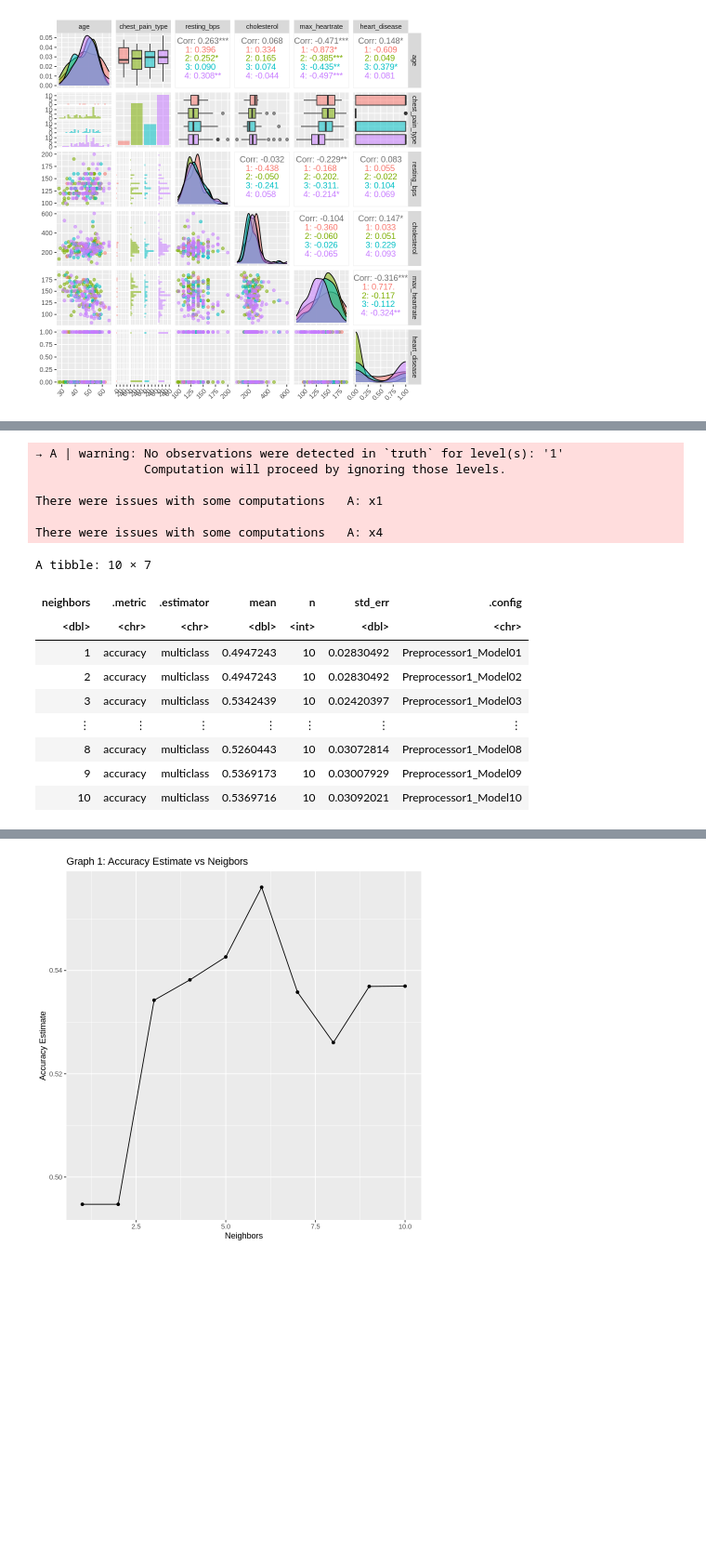
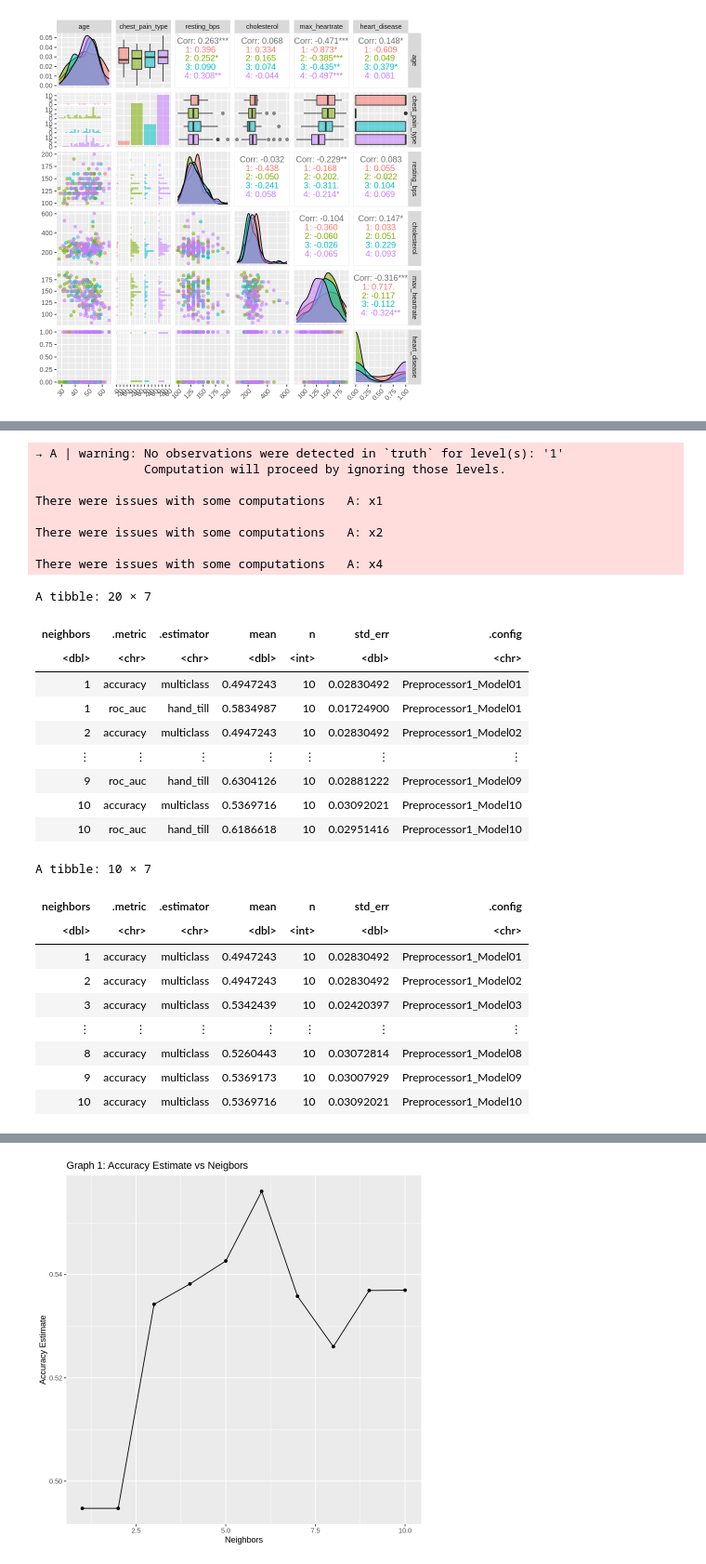
Before and after one commit to Kalpashree10/Group-Project, a Jupyter notebook: ProjectMain.ipynb, the cells around one changed output, grey strips where cells are left out. Shown at 93% size. Cells and saved outputs as stored; diff of their text form; code cells hidden in the pictures; blank space fills up the shorter version.

```diff
--- a/ProjectMain.ipynb
+++ b/ProjectMain.ipynb
@@ -253,38 +276,50 @@ hungry_vfold <- vfold_cv(hungry_training_2, v = 10, strata = chest_pain_type)
 # tuning
 hungry_tune <- nearest_neighbor(weight_fun = "rectangular", neighbors = tune())|>
     set_engine("kknn") |>
     set_mode("classification")
 
 # creating a tibble to set the neighbours
 k_vals <- tibble(neighbors = seq(from = 1, to = 10, by = 1))
 
 #if you are writing the justification, make something up for why we picked neighbours of 1-10 lol
 
 knn_results <- workflow() |>
     add_recipe(hungry_recipe)|>
     add_model(hungry_tune) |>
     tune_grid(resamples = hungry_vfold, grid = k_vals) |>
     collect_metrics()
 
 # filtering for the most accurate neighbors
 accuracies <- knn_results |>
     filter(.metric == "accuracy")
-
+knn_results
 accuracies
 # %% [output]
 → A | warning: No observations were detected in `truth` for level(s): '1'
                Computation will proceed by ignoring those levels.
 
 There were issues with some computations   A: x1
 
+There were issues with some computations   A: x2
+
 There were issues with some computations   A: x4
-A tibble: 10 × 7
+A tibble: 20 × 7
 | neighbors | .metric | .estimator | mean | n | std_err | .config |
 | <dbl> | <chr> | <chr> | <dbl> | <int> | <dbl> | <chr> |
 | 1 | accuracy | multiclass | 0.4947243 | 10 | 0.02830492 | Preprocessor1_Model01 |
+| 1 | roc_auc | hand_till | 0.5834987 | 10 | 0.01724900 | Preprocessor1_Model01 |
 | 2 | accuracy | multiclass | 0.4947243 | 10 | 0.02830492 | Preprocessor1_Model02 |
-| 3 | accuracy | multiclass | 0.5342439 | 10 | 0.02420397 | Preprocessor1_Model03 |
 | ⋮ | ⋮ | ⋮ | ⋮ | ⋮ | ⋮ | ⋮ |
-| 8 | accuracy | multiclass | 0.5260443 | 10 | 0.03072814 | Preprocessor1_Model08 |
-| 9 | accuracy | multiclass | 0.5369173 | 10 | 0.03007929 | Preprocessor1_Model09 |
+| 9 | roc_auc | hand_till | 0.6304126 | 10 | 0.02881222 | Preprocessor1_Model09 |
 | 10 | accuracy | multiclass | 0.5369716 | 10 | 0.03092021 | Preprocessor1_Model10 |
+| 10 | roc_auc | hand_till | 0.6186618 | 10 | 0.02951416 | Preprocessor1_Model10 |
+A tibble: 10 × 7
+| neighbors | .metric | .estimator | mean | n | std_err | .config |
+| <dbl> | <chr> | <chr> | <dbl> | <int> | <dbl> | <chr> |
+| 1 | accuracy | multiclass | 0.4947243 | 10 | 0.02830492 | Preprocessor1_Model01 |
+| 2 | accuracy | multiclass | 0.4947243 | 10 | 0.02830492 | Preprocessor1_Model02 |
+| 3 | accuracy | multiclass | 0.5342439 | 10 | 0.02420397 | Preprocessor1_Model03 |
+| ⋮ | ⋮ | ⋮ | ⋮ | ⋮ | ⋮ | ⋮ |
+| 8 | accuracy | multiclass | 0.5260443 | 10 | 0.03072814 | Preprocessor1_Model08 |
+| 9 | accuracy | multiclass | 0.5369173 | 10 | 0.03007929 | Preprocessor1_Model09 |
+| 10 | accuracy | multiclass | 0.5369716 | 10 | 0.03092021 | Preprocessor1_Model10 |
```
Also changed, not shown: parts of 7 cells of this notebook.
